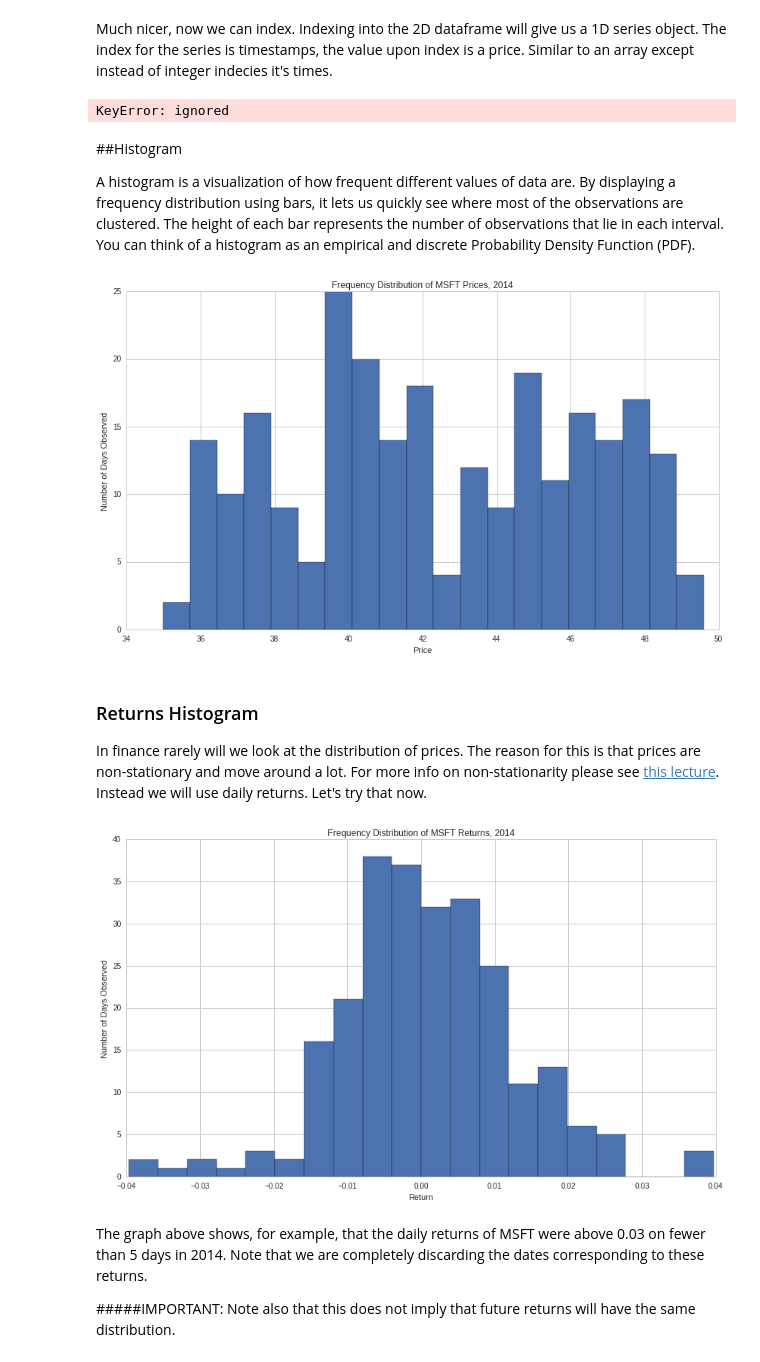
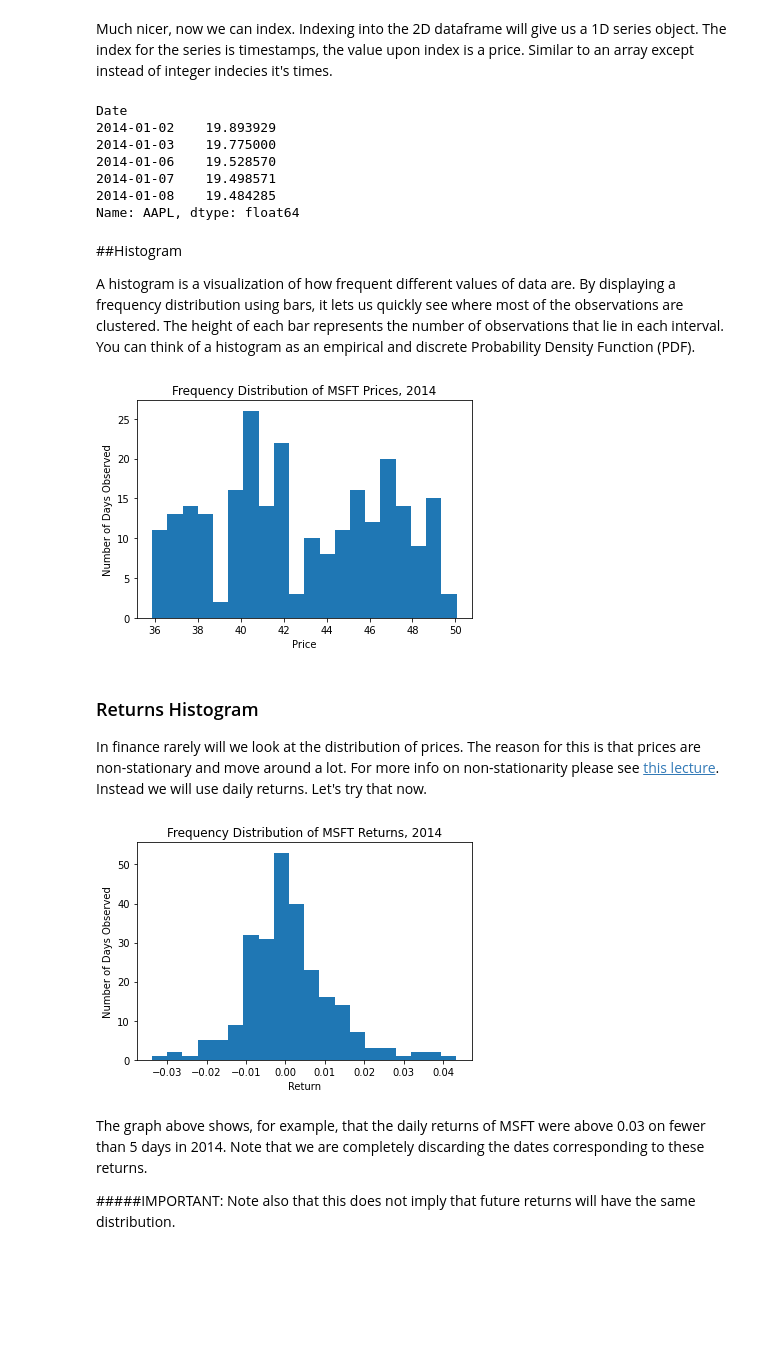
Before and after one commit to SantiagoVargasAvendano/AlgorithmsUN2021I, a Jupyter notebook: Lab1/savargaslecture5.ipynb, the cells around one changed output. Drawn from its saved outputs; the diff is of its cells as text; code cells hidden in the pictures; blank space fills up the shorter version.

```diff
--- a/Lab1/savargaslecture5.ipynb
+++ b/Lab1/savargaslecture5.ipynb
@@ -34,6 +34,6 @@ In this case the data will be returned as a pandas dataframe object. The rows ar
 # %%
 import pandas_datareader as pdr
 import datetime
-data = pdr.get_data_yahoo(['AAPL', 'MSFT'], start= datetime.datetime(2014,1,1), end= datetime.datetime(2015,1,1))
+data = pdr.get_data_yahoo(['AAPL', 'MSFT'], start= datetime.datetime(2014,1,1), end= datetime.datetime(2015,1,1))["High"]
 data.head()
 # %% [output]
@@ -48,6 +47,6 @@ data.head()
 # %% [markdown]
 Indexing into the data with `data['AAPL']` will yield an error because the type of the columns are equity objects and not simple strings. Let's change that using this little piece of Python code. Don't worry about understanding it right now, unless you do, in which case congratulations.
 # %%
-data.columns = [e.sym for e in data.columns]
+data.columns = [e for e in data.columns]
 data.head()
 # %% [output]
@@ -55,9 +60,15 @@ AttributeError: ignored
 # %% [markdown]
 Much nicer, now we can index. Indexing into the 2D dataframe will give us a 1D series object. The index for the series is timestamps, the value upon index is a price. Similar to an array except instead of integer indecies it's times.
 # %%
-data['MSFT'].head()
+data['AAPL'].head()
 # %% [output]
-KeyError: ignored
+Date
+2014-01-02    19.893929
+2014-01-03    19.775000
+2014-01-06    19.528570
+2014-01-07    19.498571
+2014-01-08    19.484285
+Name: AAPL, dtype: float64
 # %% [markdown]
 ##Histogram
 
@@ -69,22 +80,22 @@ plt.xlabel('Price')
 plt.ylabel('Number of Days Observed')
 plt.title('Frequency Distribution of MSFT Prices, 2014');
 # %% [output]
-[figure, old version]
+[figure, new version]
 # %% [markdown]
 ### Returns Histogram
 
 In finance rarely will we look at the distribution of prices. The reason for this is that prices are non-stationary and move around a lot. For more info on non-stationarity please see [this lecture](https://www.quantopian.com/lectures/integration-cointegration-and-stationarity). Instead we will use daily returns. Let's try that now.
 # %%
 # Remove the first element because percent change from nothing to something is NaN
-R = data['MSFT'].pct_change()[1:]
+R = data.MSFT.pct_change()[1:]
 
 # Plot a histogram using 20 bins
 plt.hist(R, bins=20)
 plt.xlabel('Return')
 plt.ylabel('Number of Days Observed')
 plt.title('Frequency Distribution of MSFT Returns, 2014');
 # %% [output]
-[figure, old version]
+[figure, new version]
 # %% [markdown]
 The graph above shows, for example, that the daily returns of MSFT were above 0.03 on fewer than 5 days in 2014. Note that we are completely discarding the dates corresponding to these returns.
 
```
Also changed, not shown: parts of 7 cells of this notebook, 13 other files.
